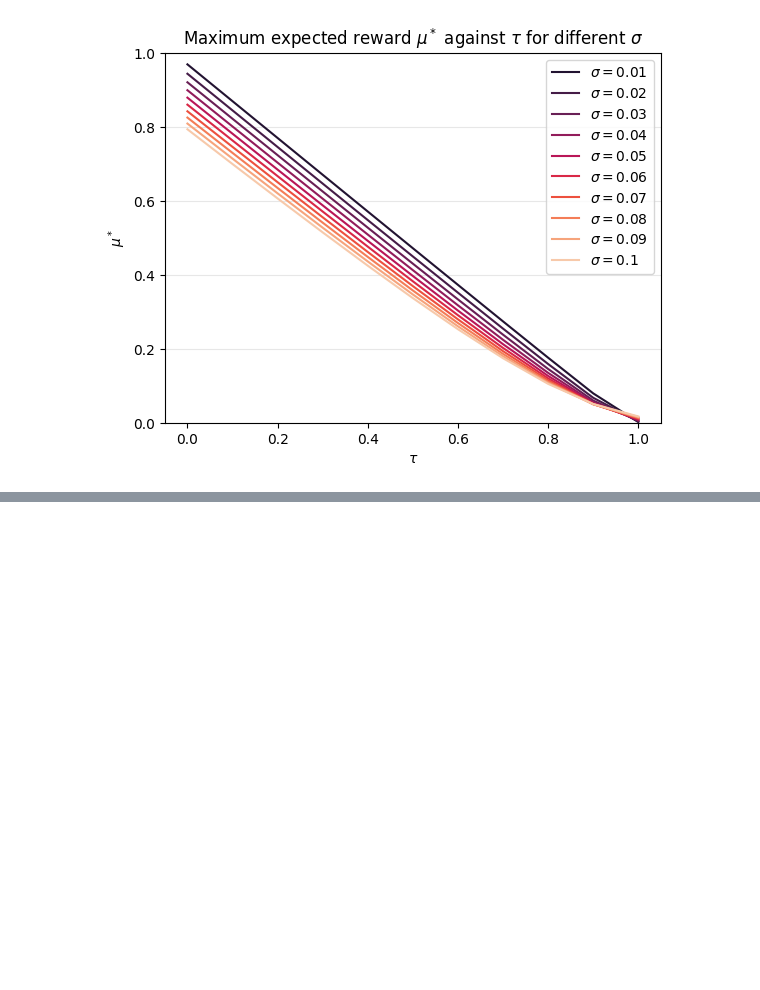
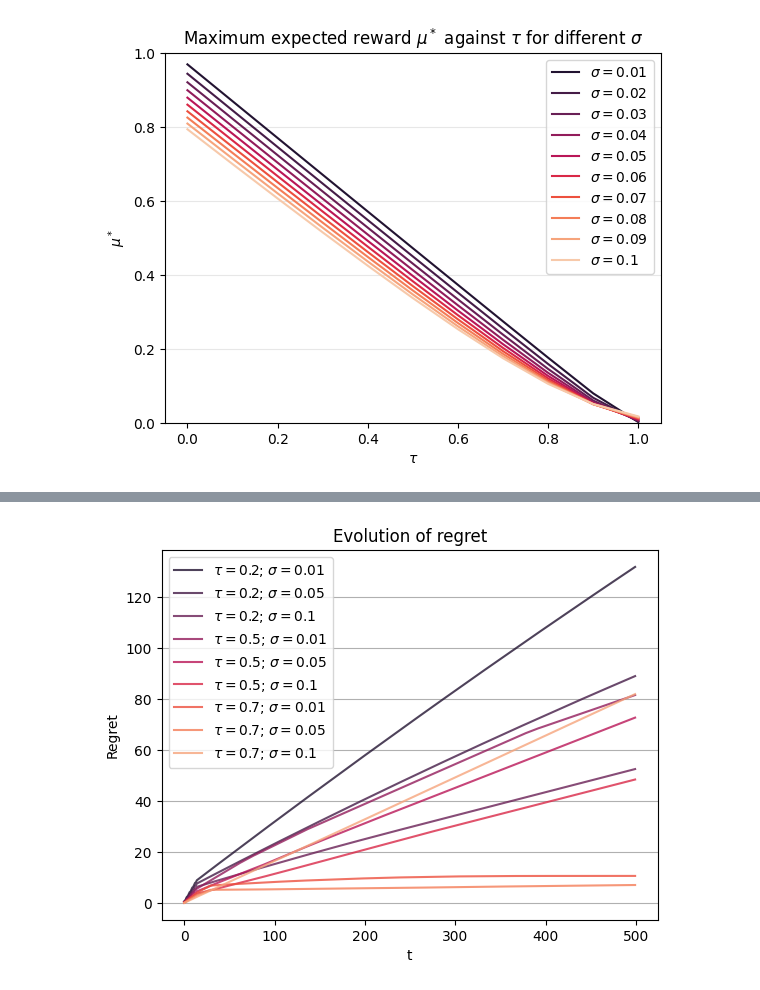
Before and after one commit to ICStudent02344391/summer-project, a Jupyter notebook: analyses/model_1.ipynb, the cells around one changed output, grey strips where cells are left out. Drawn from its saved outputs; the diff is of its cells as text; code cells hidden in the pictures; blank space fills up the shorter version.

```diff
--- a/analyses/model_1.ipynb
+++ b/analyses/model_1.ipynb
@@ -452,0 +352,20 @@ get_optimal_mu(partition, tau, sigma, unif_range = True)
+# %%
+list_mu = []
+colors = sns.color_palette("rocket", 10)
+c = 0
+for tau in [0.2, 0.5, 0.7]:
+    for sigma in [0.01, 0.05, 0.1]:
+        thresholds =  sigma * rndm.randn(T) + tau
+        s_h_arms = sequential_halving_algorithm(thresholds, partition, 5)[0]
+        opt_mu = get_optimal_mu(partition, tau, sigma)
+        regret_s_h = np.cumsum(opt_mu - np.array([get_mu(partition[arm], partition[arm + 1], tau, sigma) for arm in s_h_arms]))
+        plt.plot(regret_s_h, label = r"$\tau =$" + str(tau) + r"; $\sigma=$" + str(sigma), c = colors[c], alpha = 0.8)
+        c+=1
+plt.legend()
+plt.title("Evolution of regret")
+plt.ylabel("Regret")
+plt.xlabel("t")
+plt.grid(axis="y")
+plt.show()
+# %% [output]
+[figure, added]
```
Also changed, not shown: parts of 23 cells of this notebook.
